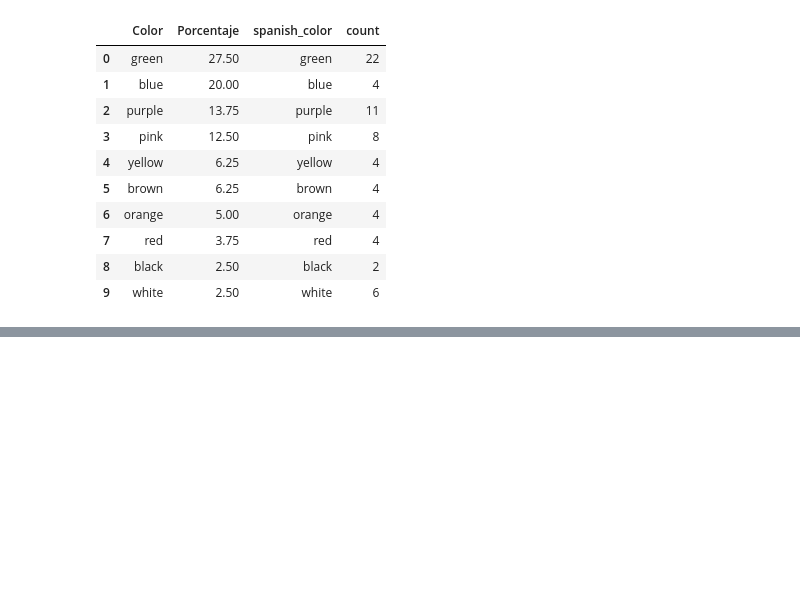
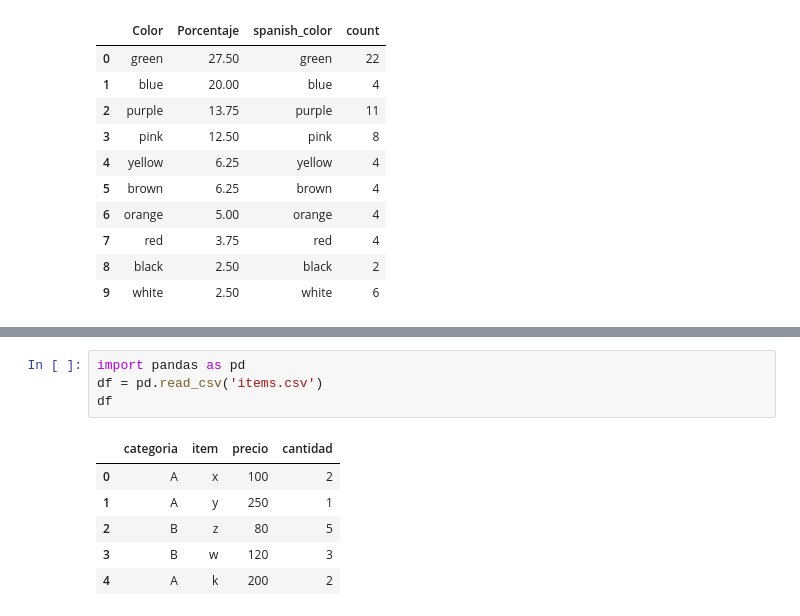
Before and after one commit to brian572xd/ExamenP1, a Jupyter notebook: Untitled1.ipynb, the cells around one changed output, grey strips where cells are left out. Drawn from its saved outputs; the diff is of its cells as text; blank space fills up the shorter version.

```diff
--- a/Untitled1.ipynb
+++ b/Untitled1.ipynb
@@ -321,0 +361,11 @@ corr_ing_esp
+# %%
+import pandas as pd
+df = pd.read_csv('items.csv')
+df
+# %% [output]
+|  | categoria | item | precio | cantidad |
+| 0 | A | x | 100 | 2 |
+| 1 | A | y | 250 | 1 |
+| 2 | B | z | 80 | 5 |
+| 3 | B | w | 120 | 3 |
+| 4 | A | k | 200 | 2 |
```
Also changed, not shown: parts of 9 cells of this notebook.
